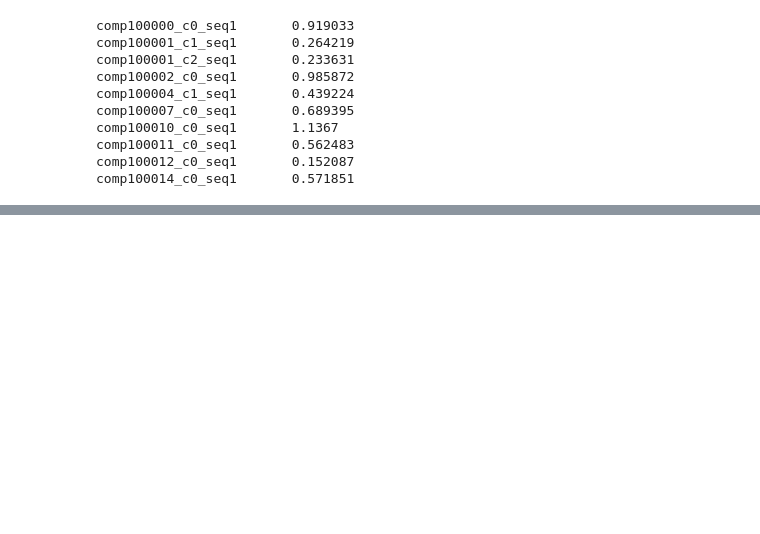
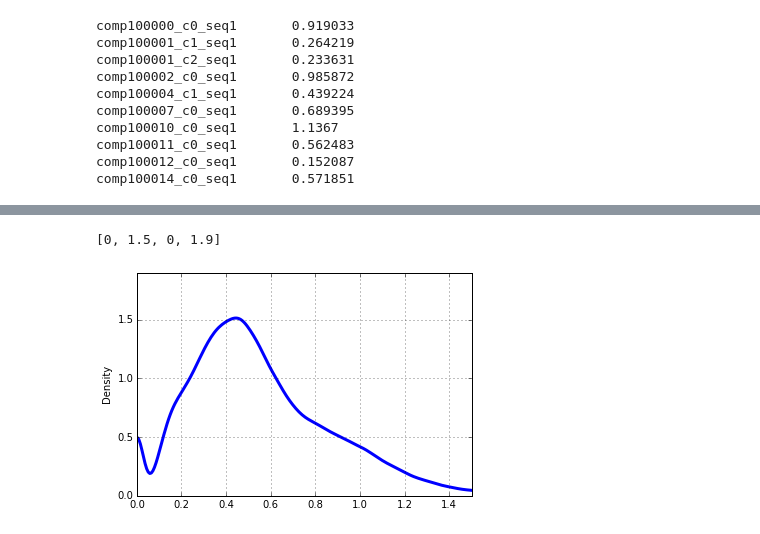
Before and after one commit to sr320/paper-pano-go, a Jupyter notebook: jupyter-nbs/05-Geoduck-CpG.ipynb, the cells around one changed output, grey strips where cells are left out. Cells and saved outputs as stored; diff of their text form; code cells hidden in the pictures; blank space fills up the shorter version.

```diff
--- a/jupyter-nbs/05-Geoduck-CpG.ipynb
+++ b/jupyter-nbs/05-Geoduck-CpG.ipynb
@@ -258,0 +239,7 @@ YouTubeVideo('E0FglJRv4Wg')
+# %%
+# pandas density plot
+CpG[1].plot(kind='kde', linewidth=3);
+plt.axis([0, 1.5, 0, 1.9])
+# %% [output]
+[0, 1.5, 0, 1.9]
+[figure, added]
```
Also changed, not shown: parts of 19 cells of this notebook, 2 other files.
